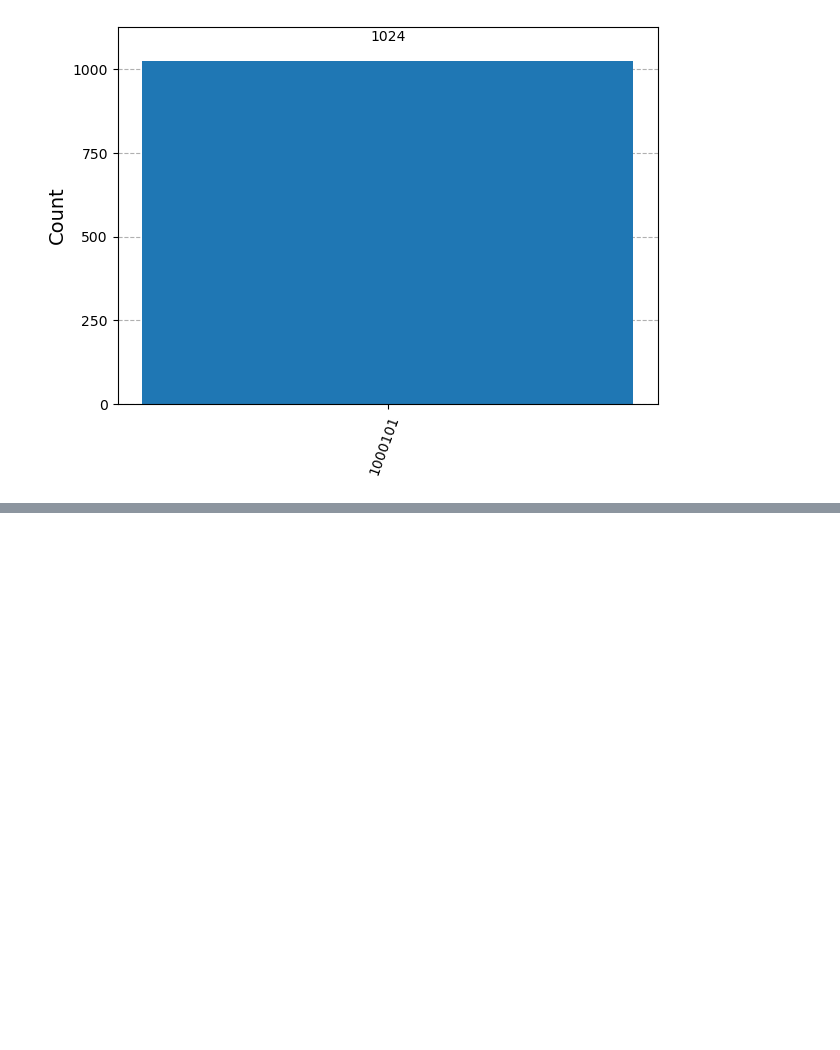
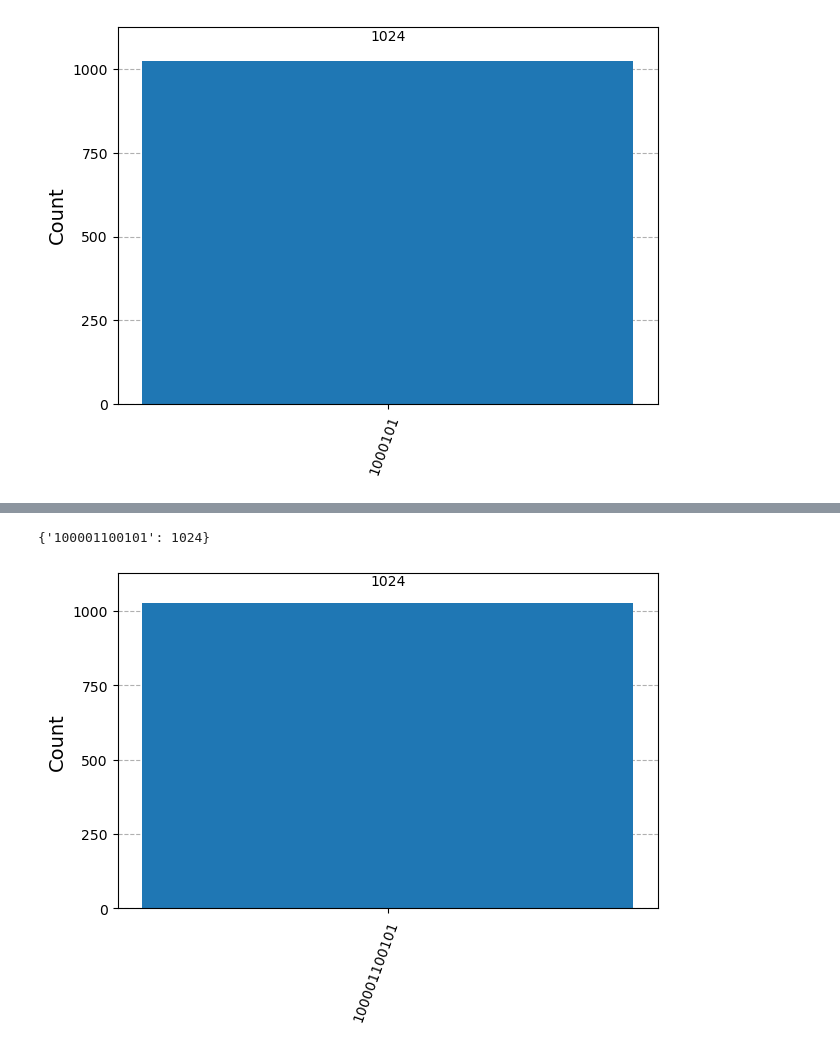
Before and after one commit to ram-polisetti/QuantumAlgorithms, a Jupyter notebook: BernsteinVazirani.ipynb, the cells around one changed output, grey strips where cells are left out. Cells and saved outputs as stored; diff of their text form; code cells hidden in the pictures; blank space fills up the shorter version.

```diff
--- a/BernsteinVazirani.ipynb
+++ b/BernsteinVazirani.ipynb
@@ -51,0 +96,9 @@ plot_histogram(counts)
+# %%
+simulator = Aer.get_backend('qasm_simulator')
+result = simulator.run(circuit).result()
+counts = result.get_counts()
+print(counts)
+plot_histogram(counts)
+# %% [output]
+{'100001100101': 1024}
+[figure, added]
```
Also changed, not shown: parts of 6 cells of this notebook.
